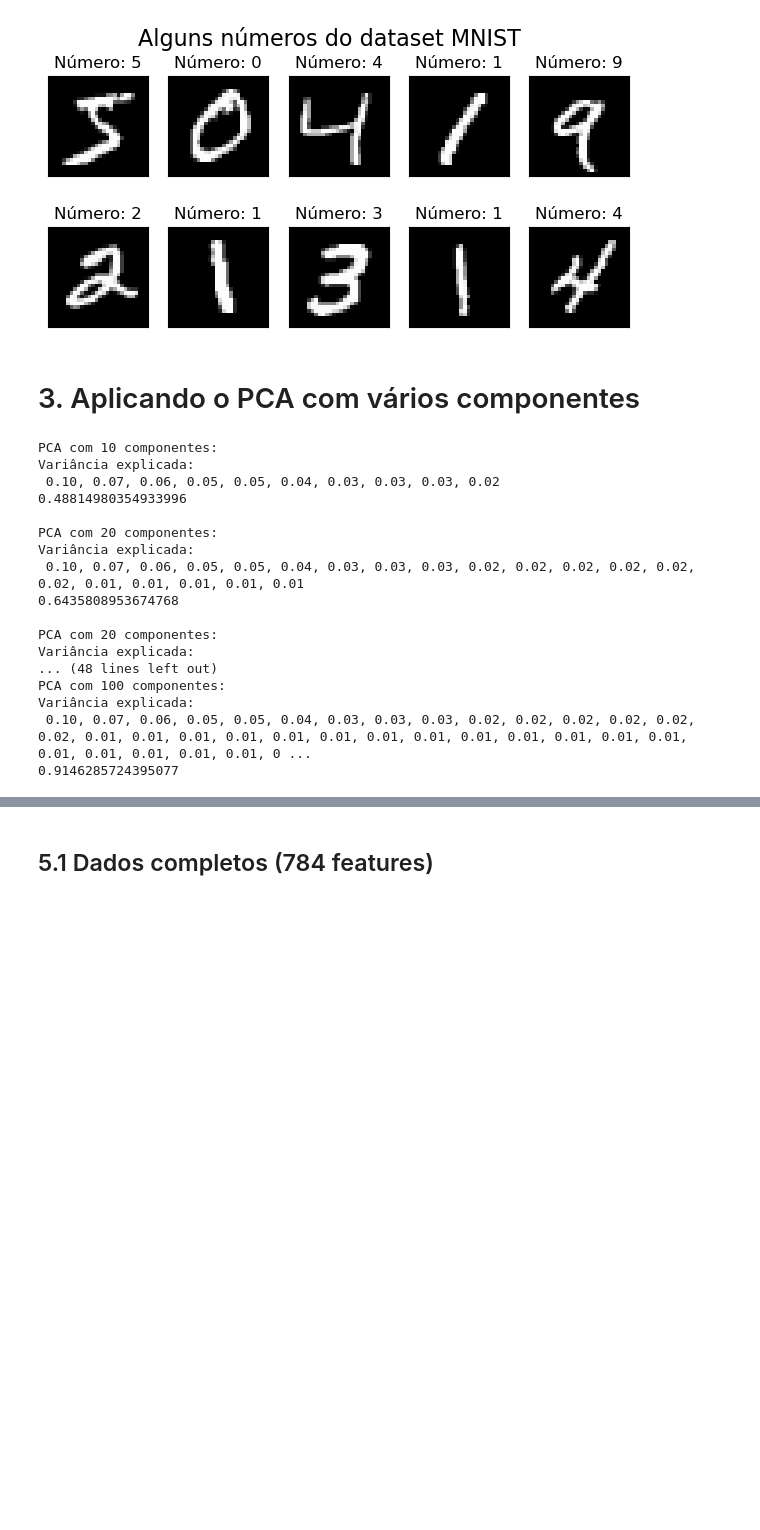
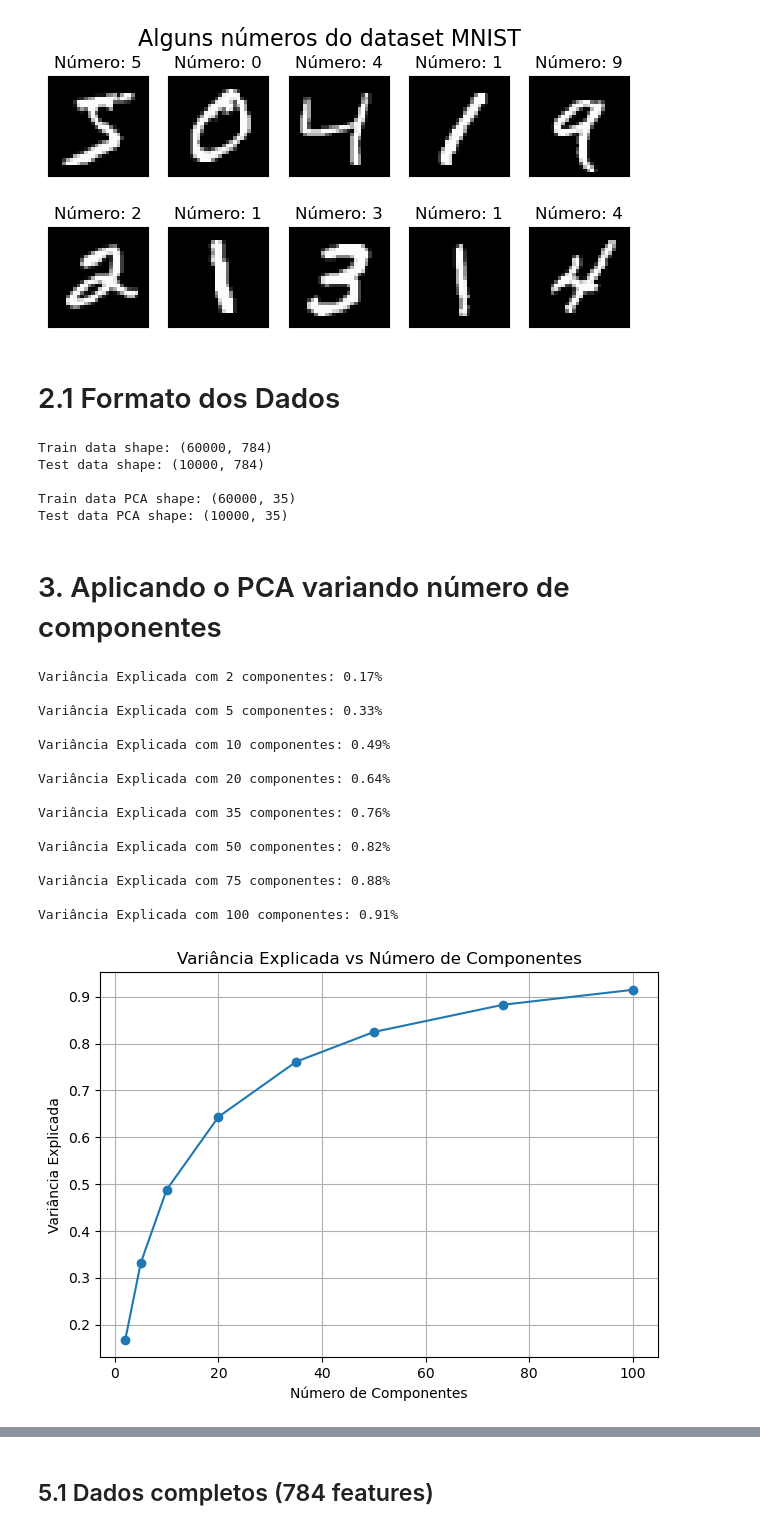
Before and after one commit to muzzidiogo/reconhecimento_de_padroes, a Jupyter notebook: exercicios/pca_mnist.ipynb, the cells around one changed output, grey strips where cells are left out. Drawn from its saved outputs; the diff is of its cells as text; code cells hidden in the pictures; blank space fills up the shorter version.

```diff
--- a/exercicios/pca_mnist.ipynb
+++ b/exercicios/pca_mnist.ipynb
@@ -38,33 +50,61 @@ for i in range(n_rows * n_cols):
     plt.yticks(())
 # %% [output]
 [figure]
+# %% [markdown]
+# 2.1 Formato dos Dados
+# %%
+train_data = x_train.reshape(len(x_train), -1)
+test_data = x_test.reshape(len(x_test), -1)
+print("Train data shape:", train_data.shape)
+print("Test data shape:", test_data.shape)
+
+pca = PCA(n_components=35)
+train_data_pca = pca.fit_transform(train_data)
+test_data_pca = pca.transform(test_data)
+print("\nTrain data PCA shape:", train_data_pca.shape)
+print("Test data PCA shape:", test_data_pca.shape)
+# %% [output]
+Train data shape: (60000, 784)
+Test data shape: (10000, 784)
+
+Train data PCA shape: (60000, 35)
+Test data PCA shape: (10000, 35)
 # %% [markdown]
-# 3. Aplicando o PCA com vários componentes
+# 3. Aplicando o PCA variando número de componentes
 # %%
-component_list = [10, 20, 30, 40, 50, 75, 100]
+component_list = [2, 5, 10, 20, 35, 50, 75, 100]
+variancia_explicada = []
 for components in component_list:
     pca = PCA(n_components=components)
     pca.fit(x_train.reshape(len(x_train), -1))
-    print(f"\nPCA com {components} componentes:")
-    formatted = [f"{var:.2f}" for var in pca.explained_variance_ratio_]
-    print("Variância explicada:\n", ", ".join(formatted))
-    print(sum(pca.explained_variance_ratio_))
+    # formatted = [f"{var:.2f}" for var in pca.explained_variance_ratio_]
+    # print("Variância explicada por Componente:\n", ", ".join(formatted))
+    var = np.sum(pca.explained_variance_ratio_)
+    variancia_explicada.append(var)
+    print(f"Variância Explicada com {components} componentes: {var:.2f}%\n")
+
+plt.plot(component_list, variancia_explicada, zorder=3)
+plt.scatter(component_list, variancia_explicada, zorder=5)
+plt.title("Variância Explicada vs Número de Componentes")
+plt.xlabel("Número de Componentes")
+plt.ylabel("Variância Explicada")
+plt.grid(zorder=0)
+plt.tight_layout()
 # %% [output]
-PCA com 10 componentes:
-Variância explicada:
- 0.10, 0.07, 0.06, 0.05, 0.05, 0.04, 0.03, 0.03, 0.03, 0.02
-0.48814980354933996
+Variância Explicada com 2 componentes: 0.17%
 
-PCA com 20 componentes:
-Variância explicada:
- 0.10, 0.07, 0.06, 0.05, 0.05, 0.04, 0.03, 0.03, 0.03, 0.02, 0.02, 0.02, 0.02, 0.02, 0.02, 0.01, 0.01, 0.01, 0.01, 0.01
-0.6435808953674768
+Variância Explicada com 5 componentes: 0.33%
 
-PCA com 20 componentes:
-Variância explicada:
-... (48 lines left out)
-PCA com 100 componentes:
-Variância explicada:
- 0.10, 0.07, 0.06, 0.05, 0.05, 0.04, 0.03, 0.03, 0.03, 0.02, 0.02, 0.02, 0.02, 0.02, 0.02, 0.01, 0.01, 0.01, 0.01, 0.01, 0.01, 0.01, 0.01, 0.01, 0.01, 0.01, 0.01, 0.01, 0.01, 0.01, 0.01, 0.01, 0.01, 0 ...
-0.9146285724395077
+Variância Explicada com 10 componentes: 0.49%
+
+Variância Explicada com 20 componentes: 0.64%
+
+Variância Explicada com 35 componentes: 0.76%
+
+Variância Explicada com 50 componentes: 0.82%
+
+Variância Explicada com 75 componentes: 0.88%
+
+Variância Explicada com 100 componentes: 0.91%
+[figure, added]
 # %% [markdown]
```
Also changed, not shown: parts of 14 cells of this notebook.
